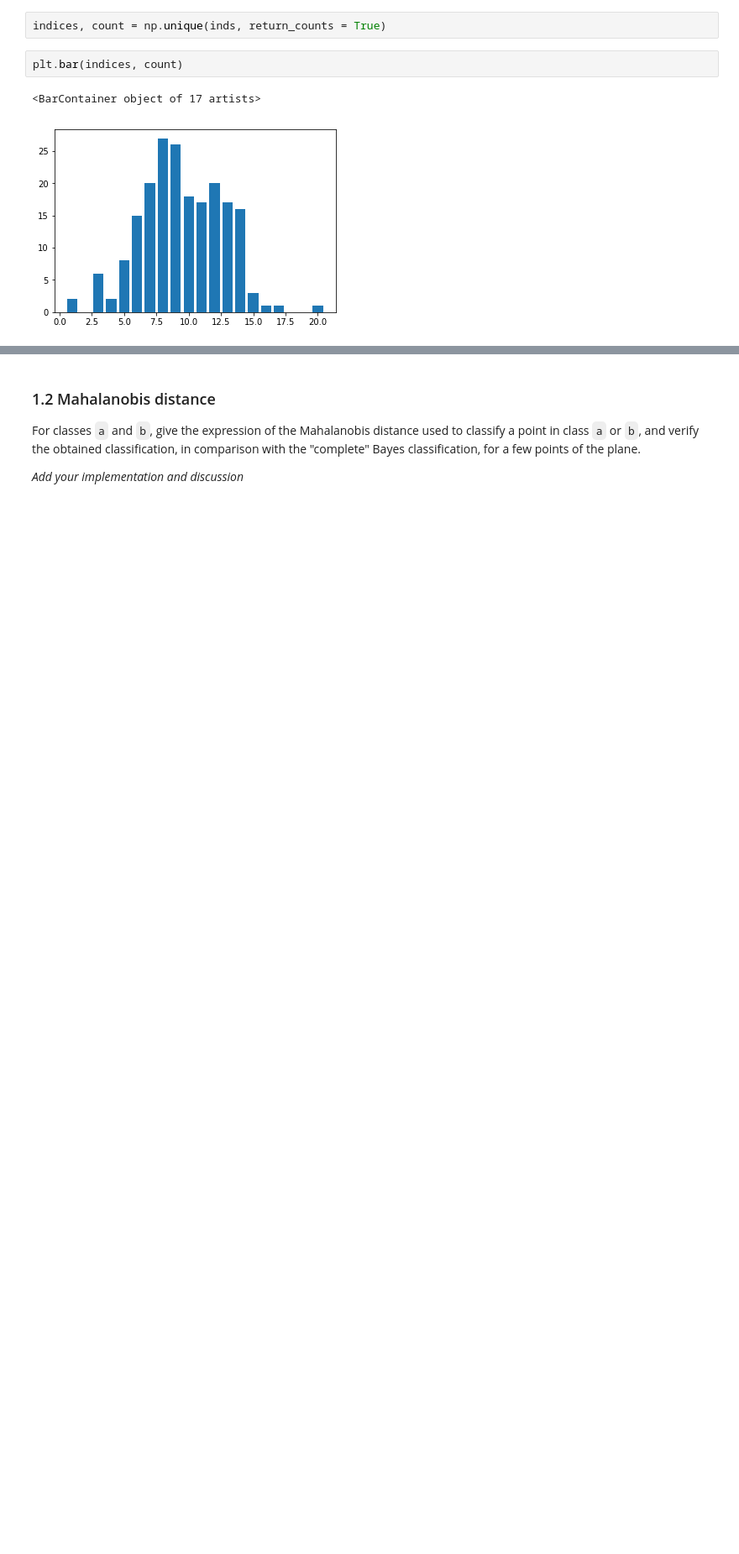
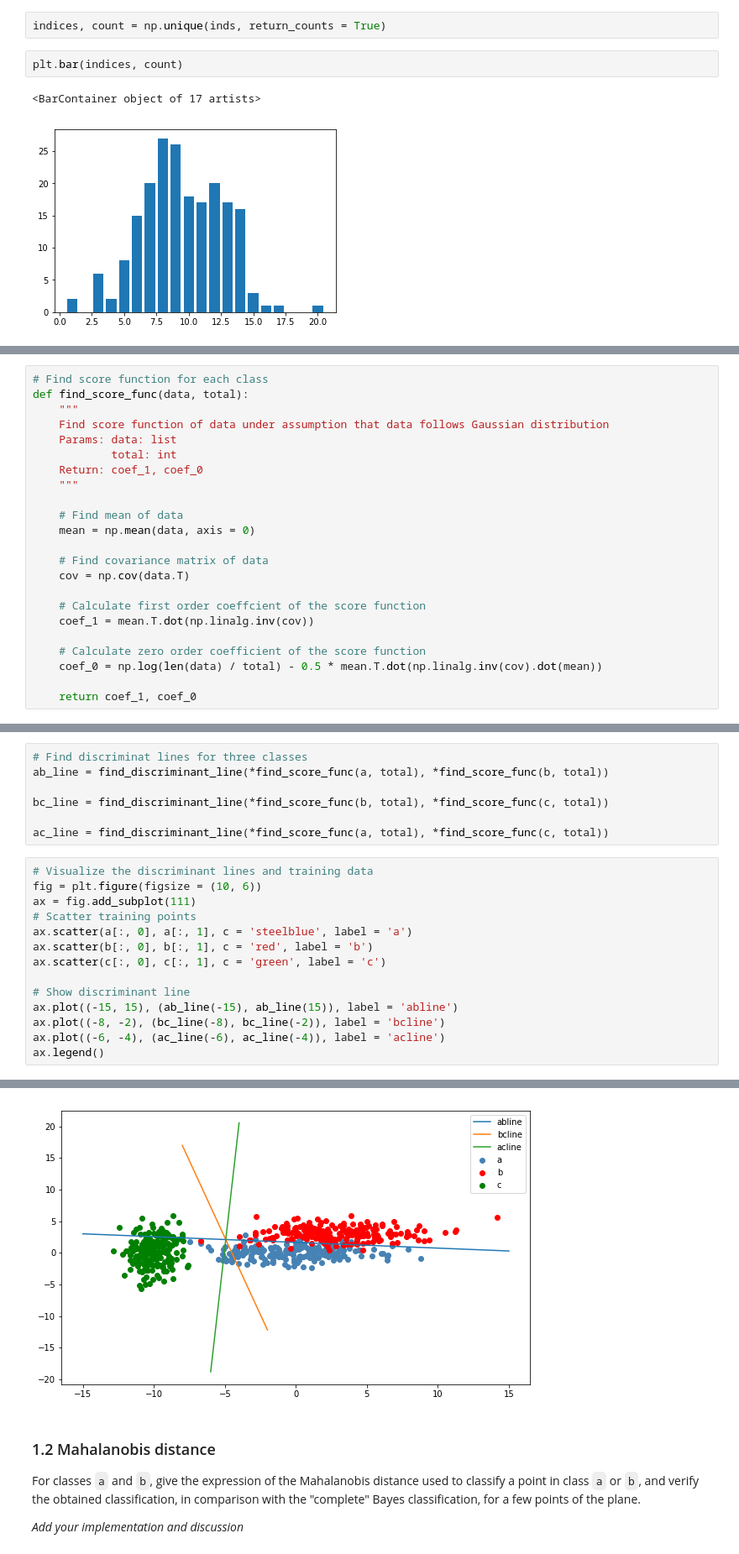
Before and after one commit to lchenbb/Image-Analysis-and-Pattern-Recognition, a Jupyter notebook: labs/lab_03_classification.ipynb, the cells around one changed output, grey strips where cells are left out. Shown at 84% size. Drawn from its saved outputs; the diff is of its cells as text; blank space fills up the shorter version.

```diff
--- a/labs/lab_03_classification.ipynb
+++ b/labs/lab_03_classification.ipynb
@@ -83,0 +93,23 @@ First trial: Assume the Covirance matrix is diagonal
+# %%
+# Find score function for each class
+def find_score_func(data, total):
+    """
+    Find score function of data under assumption that data follows Gaussian distribution
+    Params: data: list
+            total: int
+    Return: coef_1, coef_0
+    """
+
+    # Find mean of data
+    mean = np.mean(data, axis = 0)
+
+    # Find covariance matrix of data
+    cov = np.cov(data.T)
+
+    # Calculate first order coeffcient of the score function
+    coef_1 = mean.T.dot(np.linalg.inv(cov))
+
+    # Calculate zero order coefficient of the score function
+    coef_0 = np.log(len(data) / total) - 0.5 * mean.T.dot(np.linalg.inv(cov).dot(mean))
+
+    return coef_1, coef_0
@@ -83,0 +146,22 @@ First trial: Assume the Covirance matrix is diagonal
+# %%
+# Find discriminat lines for three classes
+ab_line = find_discriminant_line(*find_score_func(a, total), *find_score_func(b, total))
+
+bc_line = find_discriminant_line(*find_score_func(b, total), *find_score_func(c, total))
+
+ac_line = find_discriminant_line(*find_score_func(a, total), *find_score_func(c, total))
+# %%
+# Visualize the discriminant lines and training data
+fig = plt.figure(figsize = (10, 6))
+ax = fig.add_subplot(111)
+# Scatter training points
+ax.scatter(a[:, 0], a[:, 1], c = 'steelblue', label = 'a')
+ax.scatter(b[:, 0], b[:, 1], c = 'red', label = 'b')
+ax.scatter(c[:, 0], c[:, 1], c = 'green', label = 'c')
+
+# Show discriminant line
+ax.plot((-15, 15), (ab_line(-15), ab_line(15)), label = 'abline')
+ax.plot((-8, -2), (bc_line(-8), bc_line(-2)), label = 'bcline')
+ax.plot((-6, -4), (ac_line(-6), ac_line(-4)), label = 'acline')
+ax.legend()
+# %% [output]
@@ -84,3 +169,4 @@ First trial: Assume the Covirance matrix is diagonal
+[figure, added]
 # %% [markdown]
 ### 1.2 Mahalanobis distance
 For classes `a` and `b`, give the expression of the Mahalanobis distance used to classify a point in class `a` or `b`, and verify the obtained classification, in comparison with the "complete" Bayes classification, for a few points of the plane.
```
Also changed, not shown: parts of 25 cells of this notebook.
